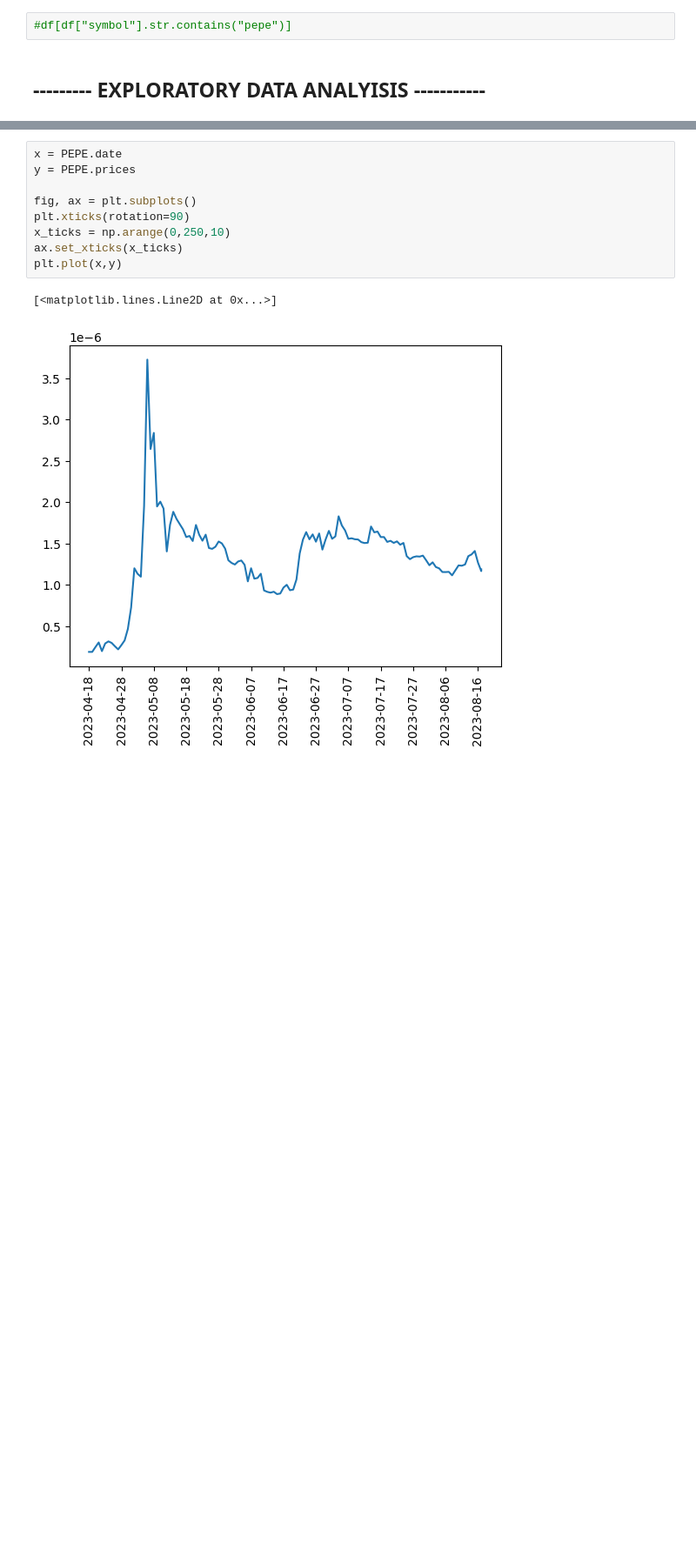
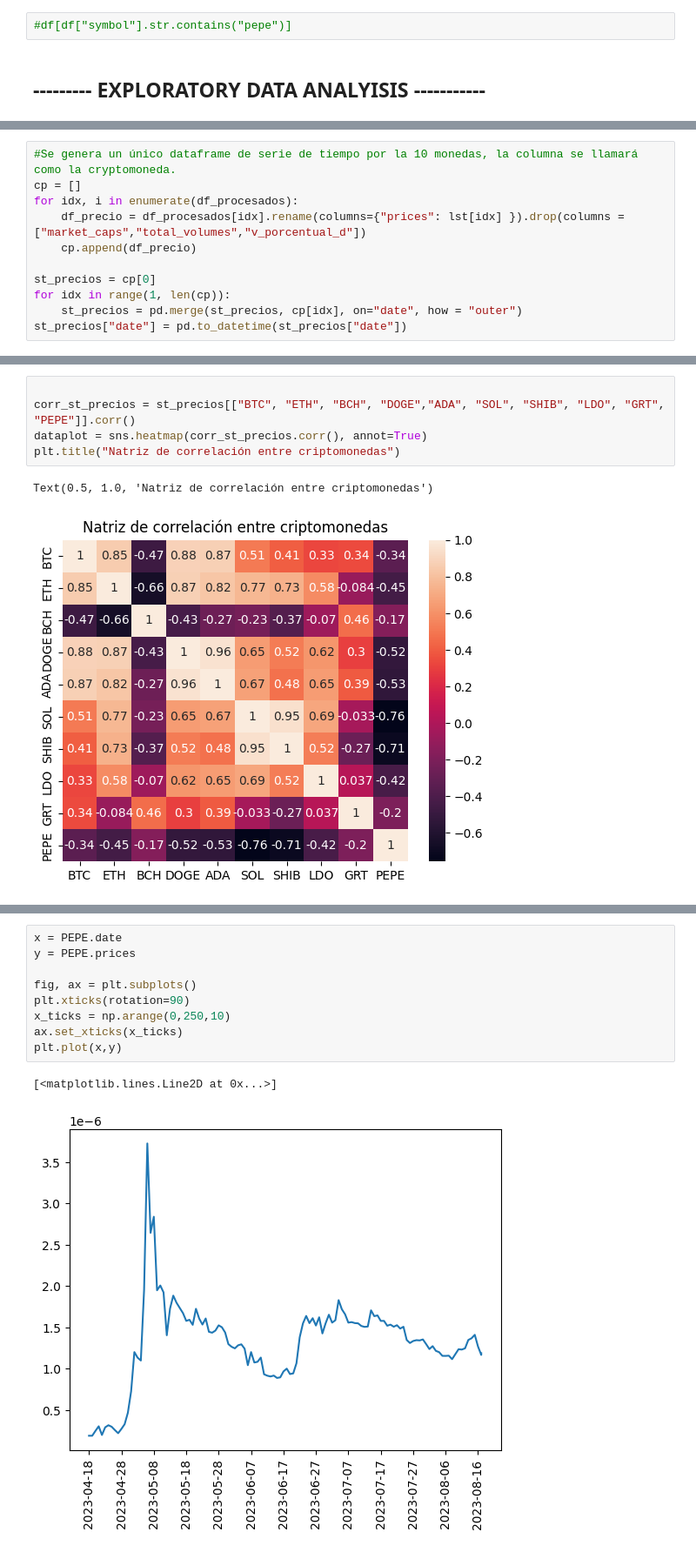
Before and after one commit to kdavisong/DA_Crypto_Maket, a Jupyter notebook: DA_CrypyoM.ipynb, the cells around one changed output, grey strips where cells are left out. Shown at 87% size. Drawn from its saved outputs; the diff is of its cells as text; blank space fills up the shorter version.

```diff
--- a/DA_CrypyoM.ipynb
+++ b/DA_CrypyoM.ipynb
@@ -130,0 +205,11 @@ for idx, i in enumerate(PEPE["prices"]):
+# %%
+#Se genera un único dataframe de serie de tiempo por la 10 monedas, la columna se llamará como la cryptomoneda.
+cp = []
+for idx, i in enumerate(df_procesados):
+    df_precio = df_procesados[idx].rename(columns={"prices": lst[idx] }).drop(columns = ["market_caps","total_volumes","v_porcentual_d"])
+    cp.append(df_precio)
+
+st_precios = cp[0]
+for idx in range(1, len(cp)):
+    st_precios = pd.merge(st_precios, cp[idx], on="date", how = "outer")
+st_precios["date"] = pd.to_datetime(st_precios["date"])
@@ -130,0 +224,8 @@ for idx, i in enumerate(PEPE["prices"]):
+# %%
+
+corr_st_precios = st_precios[["BTC", "ETH", "BCH", "DOGE","ADA", "SOL", "SHIB", "LDO", "GRT", "PEPE"]].corr()
+dataplot = sns.heatmap(corr_st_precios.corr(), annot=True)
+plt.title("Natriz de correlación entre criptomonedas")
+# %% [output]
+Text(0.5, 1.0, 'Natriz de correlación entre criptomonedas')
+[figure, added]
```
Also changed, not shown: parts of 27 cells of this notebook.
